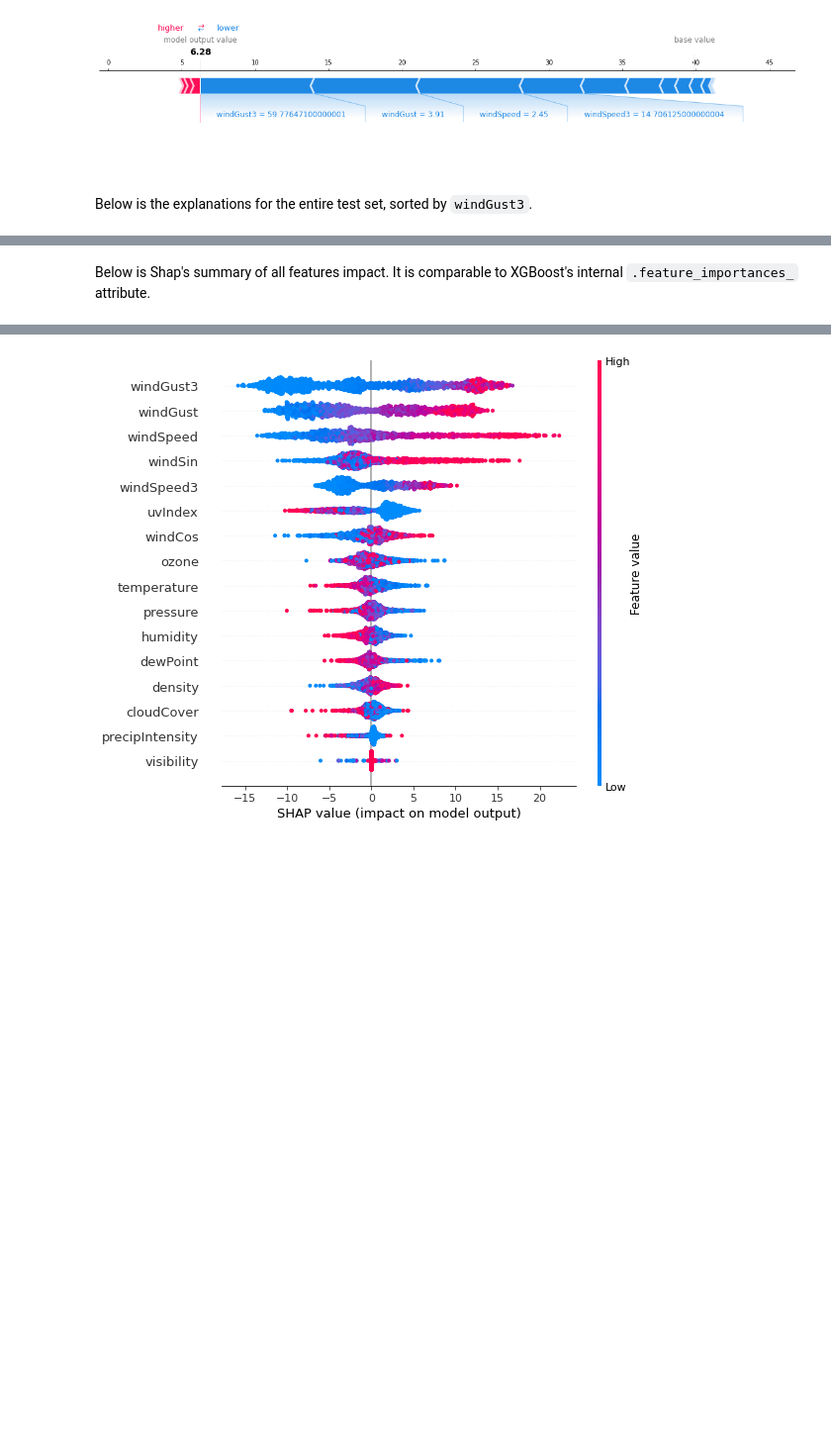
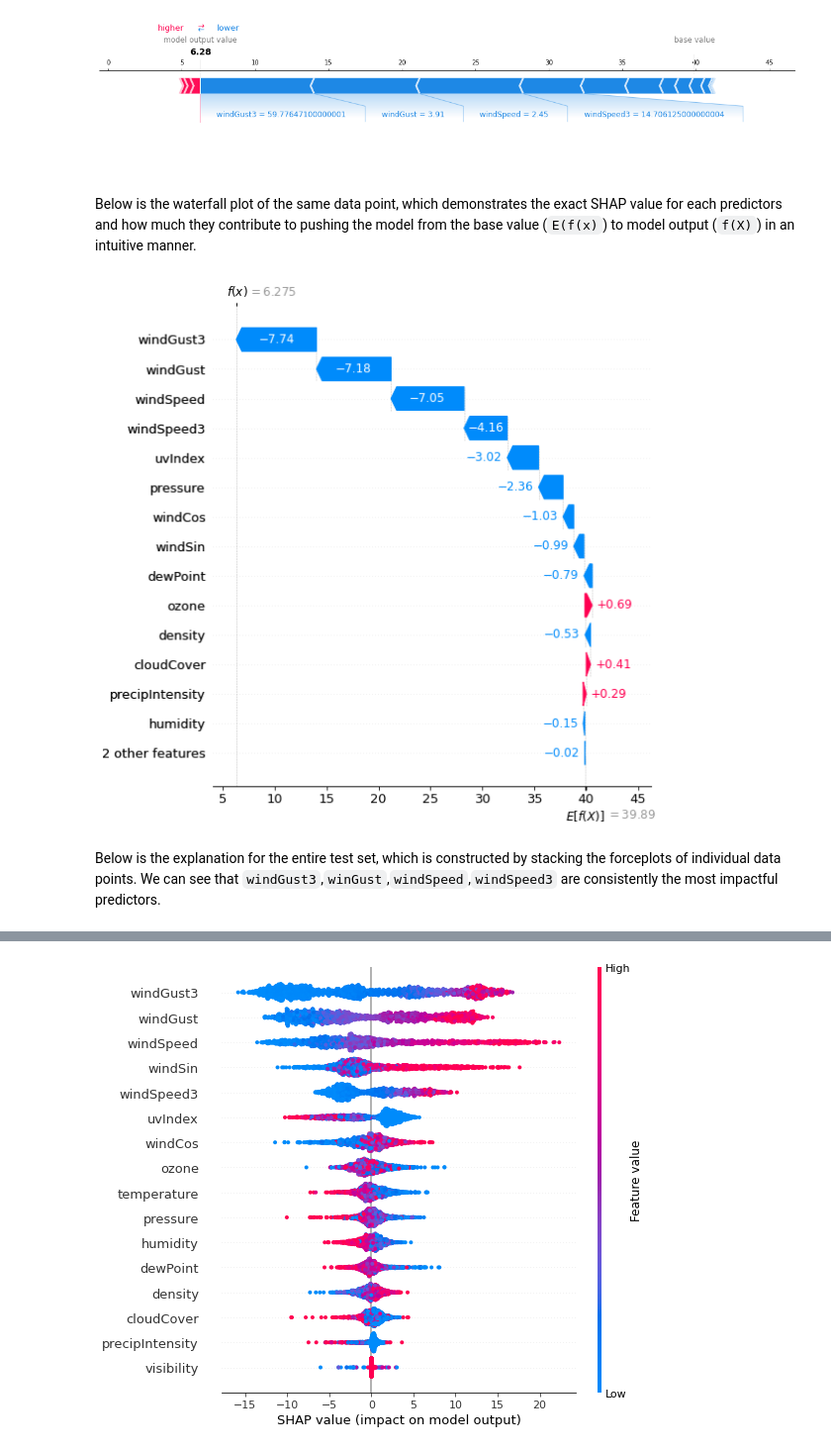
Before and after one commit to hengwang322/explainable-wind-power-forecast, a Jupyter notebook: Explainable Wind Power Forecast with Lale & AIX360.ipynb, the cells around one changed output, grey strips where cells are left out. Shown: that part at 99% size. Saved outputs shown, nothing was run; the diff lists cells and outputs as text; code cells hidden in the pictures; blank space fills up the shorter version.

Commit message:
Updated explanations for SHAP

```diff
--- a/Explainable Wind Power Forecast with Lale & AIX360.ipynb
+++ b/Explainable Wind Power Forecast with Lale & AIX360.ipynb
@@ -490,5 +493,3 @@ i = 42
 shap.force_plot(shap_explainer.expected_value, shap_values[i,:], Xs_test.iloc[i,:],matplotlib=True)
 # %% [output]
 [figure]
-# %% [markdown]
-Below is the explanations for the entire test set, sorted by `windGust3`.
@@ -496,0 +496,9 @@ Below is the explanations for the entire test set, sorted by `windGust3`.
+# %% [markdown]
+Below is the waterfall plot of the same data point, which demonstrates the exact SHAP value for each predictors and how much they contribute to pushing the model from the base value (`E(f(x)`) to model output (`f(X)`) in an intuitive manner.
+# %%
+shap.waterfall_plot(shap_explainer.expected_value, shap_values[i,:],
+                            feature_names=Xs_test.columns, max_display=15, show=False)
+# %% [output]
+[figure, added]
+# %% [markdown]
+Below is the explanation for the entire test set, which is constructed by stacking the forceplots of individual data points. We can see that `windGust3`,`winGust`,`windSpeed`,`windSpeed3` are consistently the most impactful predictors.
@@ -497,4 +510,2 @@ Below is the explanations for the entire test set, sorted by `windGust3`.
 # %% [markdown]
 ![alt text](images/shap_all.png "Shap explanations on test set")
-# %% [markdown]
-Below is Shap's summary of all features impact. It is comparable to XGBoost's internal `.feature_importances_` attribute.
```
Also changed, not shown: parts of 20 cells of this notebook.
